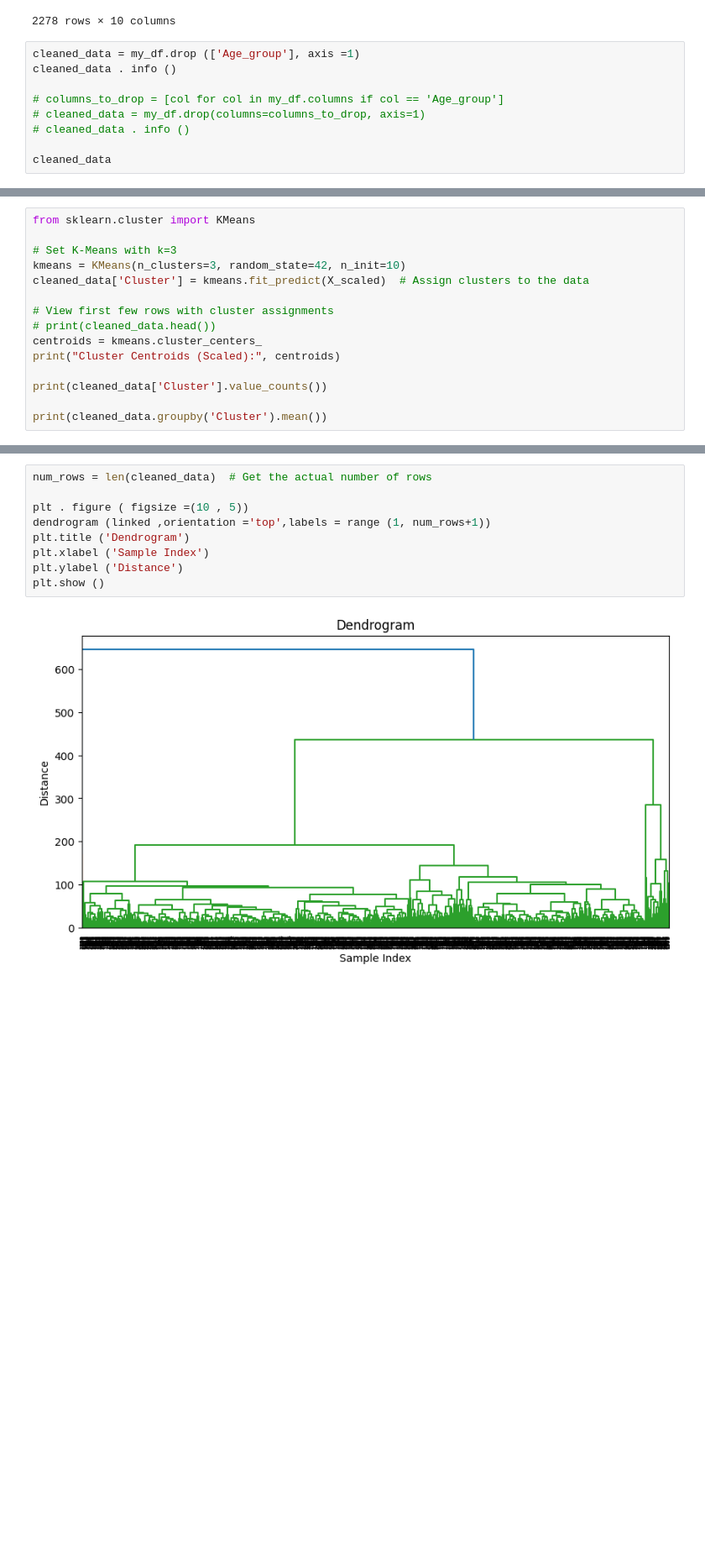
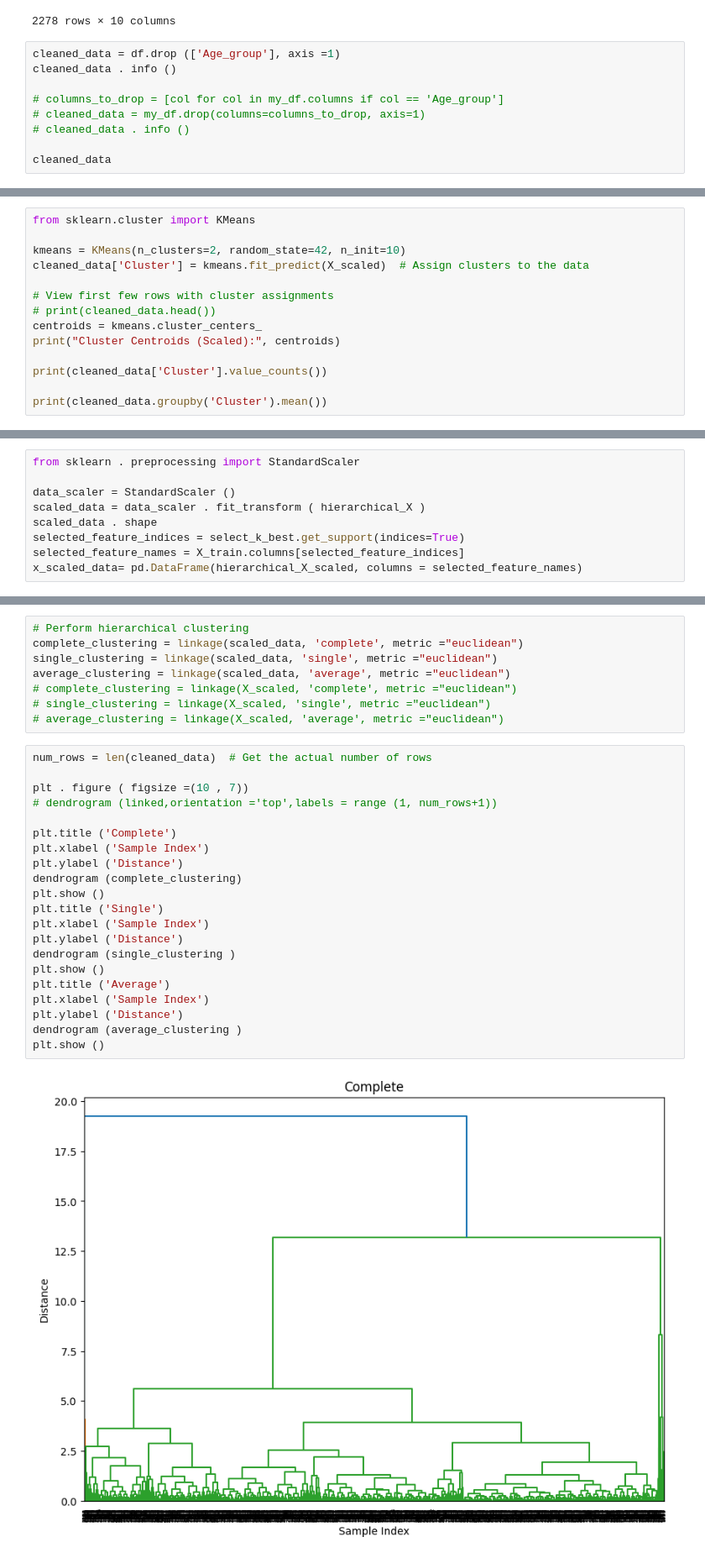
Before and after one commit to natnichapin/age_prediction_project, a Jupyter notebook: age_prediction.ipynb, the cells around one changed output, grey strips where cells are left out. Shown at 84% size. Saved outputs shown, nothing was run; the diff lists cells and outputs as text; blank space fills up the shorter version.

```diff
--- a/age_prediction.ipynb
+++ b/age_prediction.ipynb
@@ -78,7 +160,7 @@ my_df
 | 2277 | 83727 | Adult | 26 | 1 | 2 | 24.5 | 108 | 2 | ... |
 2278 rows × 10 columns
 # %%
-cleaned_data = my_df.drop (['Age_group'], axis =1)
+cleaned_data = df.drop (['Age_group'], axis =1)
 cleaned_data . info ()
 
 # columns_to_drop = [col for col in my_df.columns if col == 'Age_group']
@@ -204,8 +403,7 @@ plt.show()
 # %%
 from sklearn.cluster import KMeans
 
-# Set K-Means with k=3
-kmeans = KMeans(n_clusters=3, random_state=42, n_init=10)
+kmeans = KMeans(n_clusters=2, random_state=42, n_init=10)
 cleaned_data['Cluster'] = kmeans.fit_predict(X_scaled)  # Assign clusters to the data
 
 # View first few rows with cluster assignments
@@ -281,0 +552,9 @@ linked = linkage(X, 'complete')
+# %%
+from sklearn . preprocessing import StandardScaler
+
+data_scaler = StandardScaler ()
+scaled_data = data_scaler . fit_transform ( hierarchical_X )
+scaled_data . shape
+selected_feature_indices = select_k_best.get_support(indices=True)
+selected_feature_names = X_train.columns[selected_feature_indices]
+x_scaled_data= pd.DataFrame(hierarchical_X_scaled, columns = selected_feature_names)
@@ -282,11 +564,31 @@ linked = linkage(X, 'complete')
+# %%
+# Perform hierarchical clustering
+complete_clustering = linkage(scaled_data, 'complete', metric ="euclidean")
+single_clustering = linkage(scaled_data, 'single', metric ="euclidean")
+average_clustering = linkage(scaled_data, 'average', metric ="euclidean")
+# complete_clustering = linkage(X_scaled, 'complete', metric ="euclidean")
+# single_clustering = linkage(X_scaled, 'single', metric ="euclidean")
+# average_clustering = linkage(X_scaled, 'average', metric ="euclidean")
 # %%
 num_rows = len(cleaned_data)  # Get the actual number of rows
 
-plt . figure ( figsize =(10 , 5))
-dendrogram (linked ,orientation ='top',labels = range (1, num_rows+1))
-plt.title ('Dendrogram')
+plt . figure ( figsize =(10 , 7))
+# dendrogram (linked,orientation ='top',labels = range (1, num_rows+1))
+
+plt.title ('Complete')
 plt.xlabel ('Sample Index')
 plt.ylabel ('Distance')
+dendrogram (complete_clustering)
 plt.show ()
+plt.title ('Single')
+plt.xlabel ('Sample Index')
+plt.ylabel ('Distance')
+dendrogram (single_clustering )
+plt.show ()
+plt.title ('Average')
+plt.xlabel ('Sample Index')
+plt.ylabel ('Distance')
+dendrogram (average_clustering )
+plt.show ()
 # %% [output]
-[figure, old version]
+[figure, new version]
```
Also changed, not shown: parts of 60 cells of this notebook.
